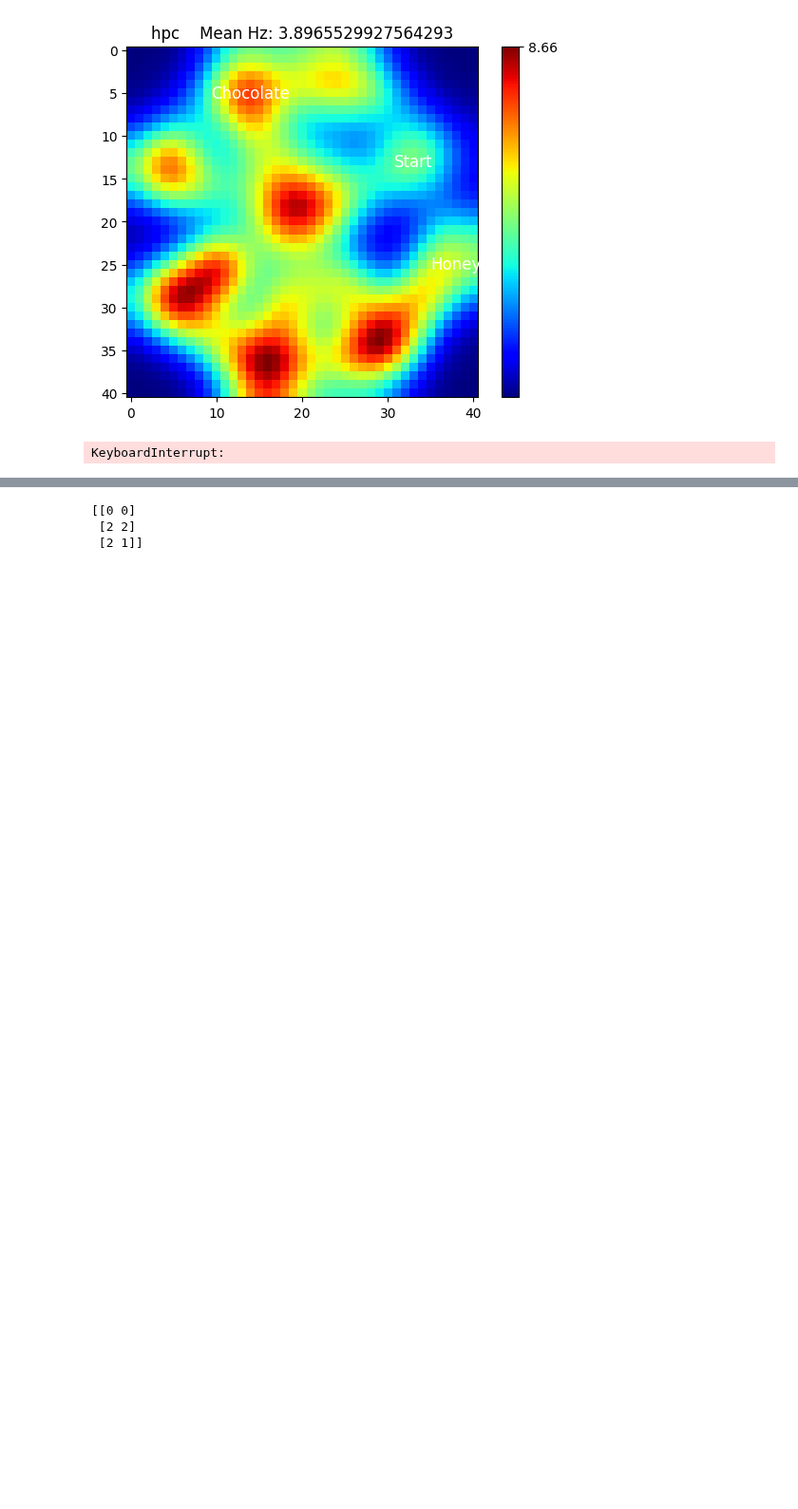
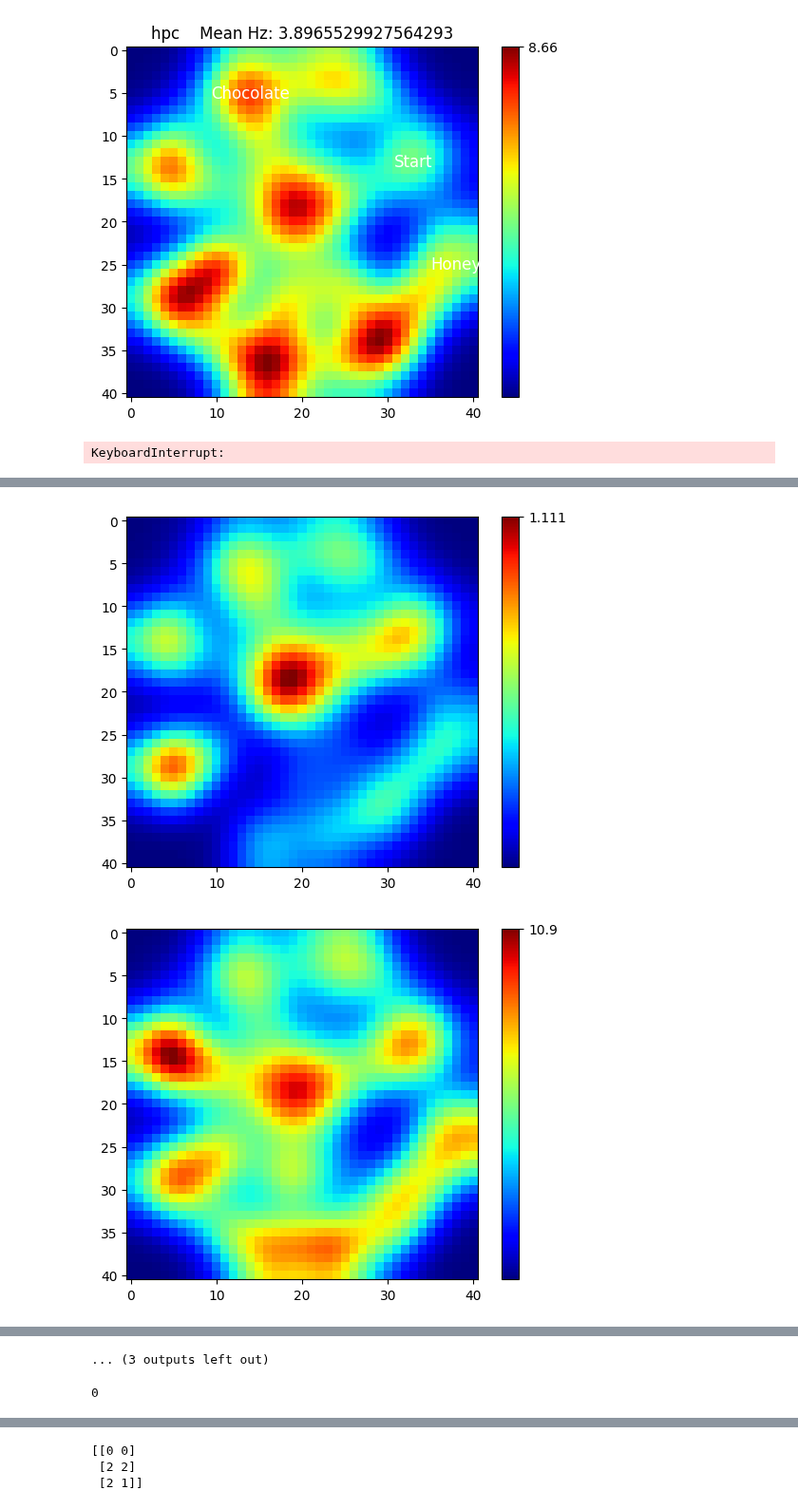
Before and after one commit to shauryagoyall/Andrea-Data, a Jupyter notebook: Calculate-Place-Map.ipynb, the cells around one changed output, grey strips where cells are left out. Shown at 95% size. Drawn from its saved outputs; the diff is of its cells as text; code cells hidden in the pictures; blank space fills up the shorter version.

```diff
--- a/Calculate-Place-Map.ipynb
+++ b/Calculate-Place-Map.ipynb
@@ -415,7 +419,14 @@ place_field = pickle.load( open( day + "_" + brain_region + "_place_fields"   ,
 
 good_cell = range(place_field.unit.shape[0])
 bins = 4
-time_bin_width = 20 # in miliseconds
+time_bin_width = 200# in miliseconds
+
+binned_data, bin_edges, bin_num = bins_from_spike_times(
+                            spike_times,
+                            (filtered_pos.at[0,'timestamps'], filtered_pos.at[len(filtered_pos)-1,'timestamps']),
+                            bin_len=4800
+)
+
 
 ####      Time ranges to decode
 #         86400147 - 231570138
@@ -456,7 +467,7 @@ position_probability = calculate_estimated_position(
                                                                             bin_centers,
                                                                             time_bin_width,
                                                                             place_field.unit,
-                                                                            binned_data,
+                                                                            binned_data[:,1150:1200],
                                                                             position_bins,
                                                                             good_cell
                                                                         )
@@ -464,0 +499,9 @@ position_probability = calculate_estimated_position(
+# %%
+for i in np.where(binned_data[:,1150]!=0)[0]:
+
+    plt.imshow(place_field.unit[i])
+    plt.colorbar(ticks=[0., np.max(place_field.unit[i])])
+    plt.show()
+# %% [output]
+[figure, added]
+[figure, added]
@@ -465 +518,2 @@ position_probability = calculate_estimated_position(
+... (3 outputs left out)
 # %%
@@ -466,0 +521,4 @@ pickle.dump(position_probability, open( 'probs' , "wb" ))
+# %%
+len(position_probability)
+# %% [output]
+0
```
Also changed, not shown: parts of 15 cells of this notebook.
